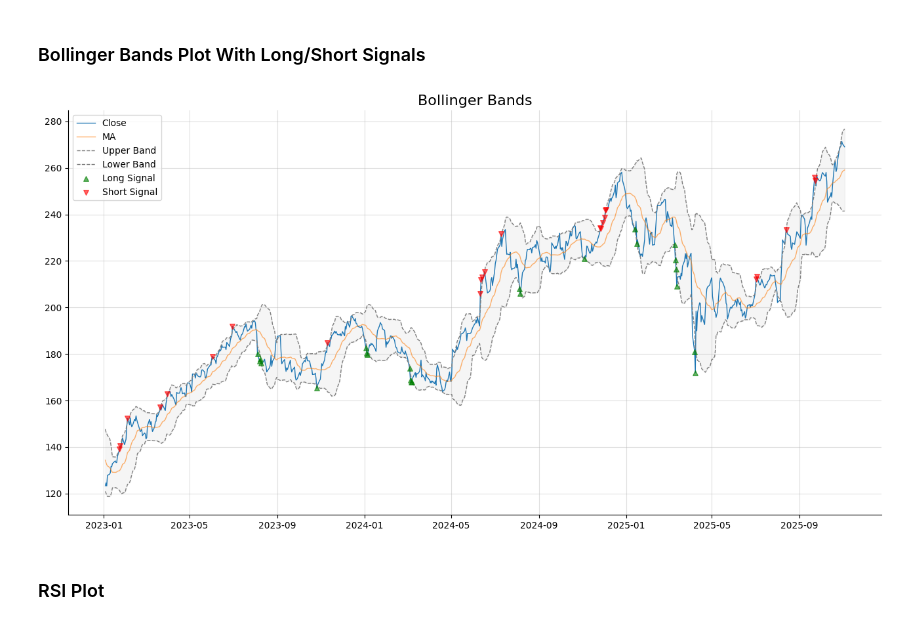
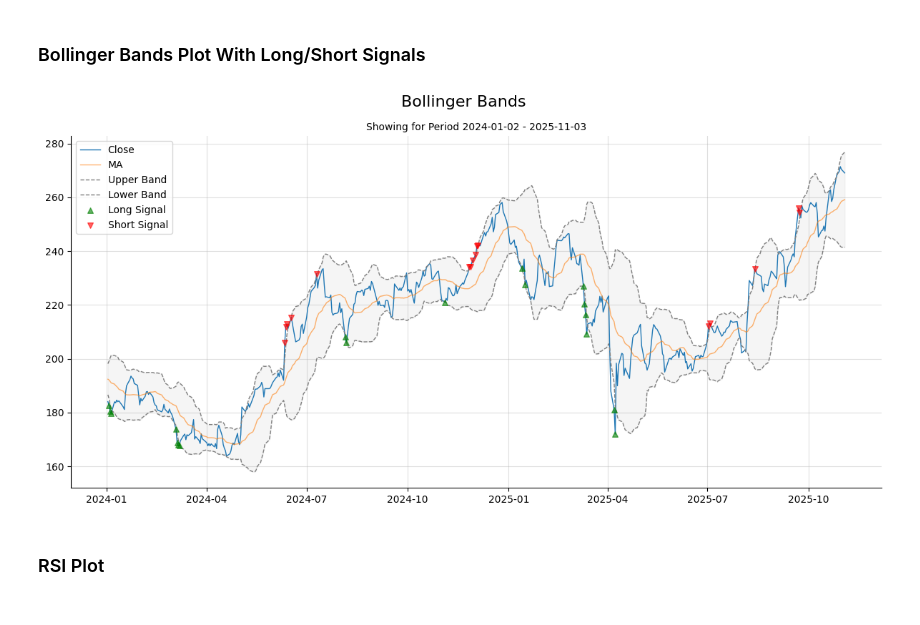
Before and after one commit to JamieW365/trading_algos, a Jupyter notebook: project2_bollinger/bollinger_mean_reversion.ipynb, the cells around one changed output. Saved outputs shown, nothing was run; the diff lists cells and outputs as text; code cells hidden in the pictures.

```diff
--- a/project2_bollinger/bollinger_mean_reversion.ipynb
+++ b/project2_bollinger/bollinger_mean_reversion.ipynb
@@ -277,11 +274,11 @@ True     61
 False    39
 Name: count, dtype: int64
 # %%
-fig, ax = plt.subplots(1, 3, figsize=(16,8), tight_layout=True)
+fig, ax = plt.subplots(1, 3, figsize=(12,6), tight_layout=True)
 
-fig.suptitle('Proportion of Successful Trades', fontsize=20)
+fig.suptitle('Proportion of Successful Trades By Position', fontsize=16)
 
-ax[0].set_title('Overall', fontsize=14)
+ax[0].set_title('Overall', fontsize=12)
 ax[0].pie((df_trades['Strategy'] > 0).value_counts(),
            labels=['Winning', 'Losing'],
            autopct='%1.1f%%',
@@ -290,7 +287,7 @@ ax[0].pie((df_trades['Strategy'] > 0).value_counts(),
            shadow=True,
            startangle=90)
 
-ax[1].set_title('Long', fontsize=14)
+ax[1].set_title('Long', fontsize=12)
 ax[1].pie((df_trades[df_trades['Position']==1]['Strategy'] > 0).value_counts(),
            labels=['Winning', 'Losing'],
            autopct='%1.1f%%',
@@ -299,7 +296,7 @@ ax[1].pie((df_trades[df_trades['Position']==1]['Strategy'] > 0).value_counts(),
            shadow=True,
            startangle=90)
 
-ax[2].set_title('Short', fontsize=14)
+ax[2].set_title('Short', fontsize=12)
 ax[2].pie((df_trades[df_trades['Position']==-1]['Strategy'] > 0).value_counts(),
            labels=['Winning', 'Losing'],
            autopct='%1.1f%%',
@@ -318,27 +315,28 @@ plt.show()
 # %%
 def plot_bands(df):
 
-    fig, ax = plt.subplots(figsize=(16,8))
-    ax.set_title('Bollinger Bands', fontsize=16)
+    fig, ax = plt.subplots(figsize=(12,6), tight_layout=True)
+    fig.suptitle(f'Bollinger Bands', fontsize=16)
+    ax.set_title(f'Showing for Period {df.index[0].date()} - {df.index[-1].date()}', fontsize=10)
+
     ax.plot(df['Close'], label = 'Close', linewidth=1)
     ax.plot(df['MA'], label = 'MA', linewidth=1, alpha=0.6)
     ax.plot(df['Upper'], label = 'Upper Band', linestyle='--', color='grey', linewidth=1)
     ax.plot(df['Lower'], label = 'Lower Band', linestyle='--', color='grey', linewidth=1)
     ax.fill_between(df.index, df['Upper'], df['Lower'], color='grey', alpha=0.075)
 
-
     ax.scatter(x=df[df['Signal']==1].index, y=df[df['Signal']==1]['Close'].loc[df[df['Signal']==1].index], marker='^', s=30, color='Green', label='Long Signal', zorder=4, alpha=0.6)
-    ax.scatter(x=df[df['Signal']==-1].index, y=df[df['Signal']==-1]['Close'].loc[df[df['Signal']==-1].index], marker='v', s=30, color='Red', label='Short Signal', zorder=4, alpha=0.6)
+    ax.scatter(x=df[df['Signal']==-1].index, y=df[df['Signal']==-1]['Close'].loc[df[df['Signal']==-1].index], marker='v', s=30, color='red', label='Short Signal', zorder=4, alpha=0.6)
 
     ax.grid(True, alpha=0.4)
     ax.spines[['top', 'right']].set_visible(False)
-    ax.legend()
+    ax.legend(loc='best')
 
     return plt.show()
 
-plot_bands(df_backtest.loc['2023':])
+plot_bands(df_backtest.loc['2024':])
 # %% [output]
-[figure, old version]
+[figure, new version]
 # %% [markdown]
 ### RSI Plot
 # %%
```
Also changed, not shown: parts of 12 cells of this notebook.
